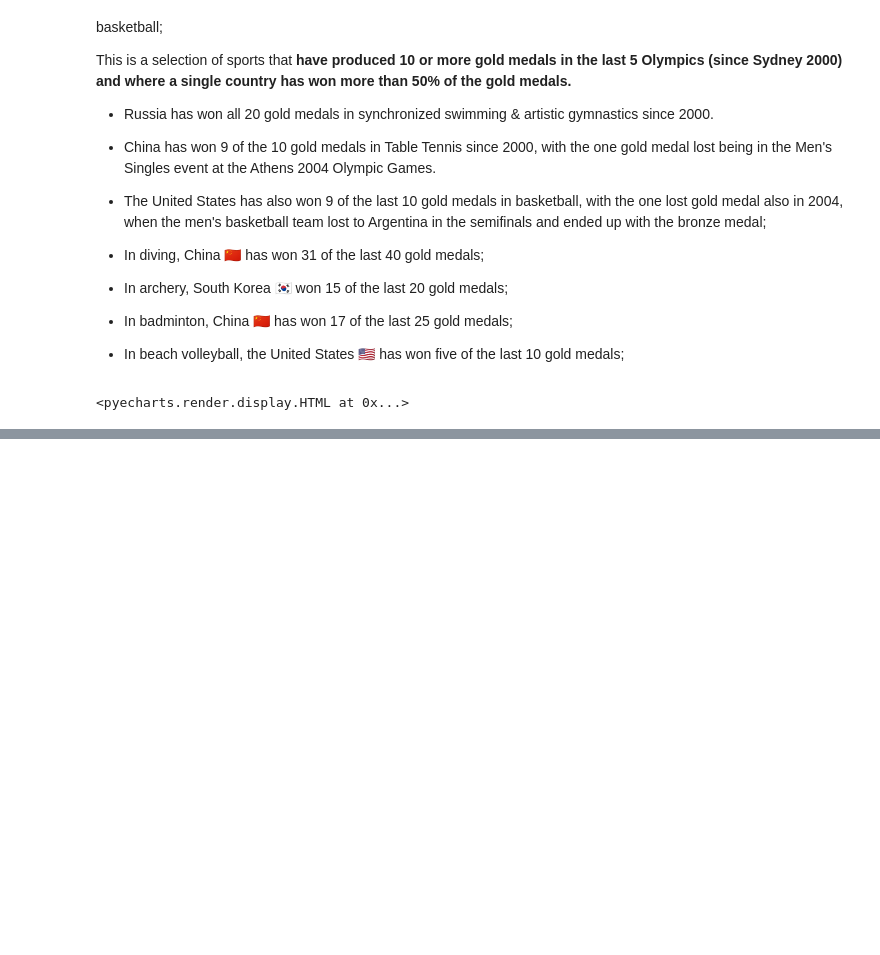
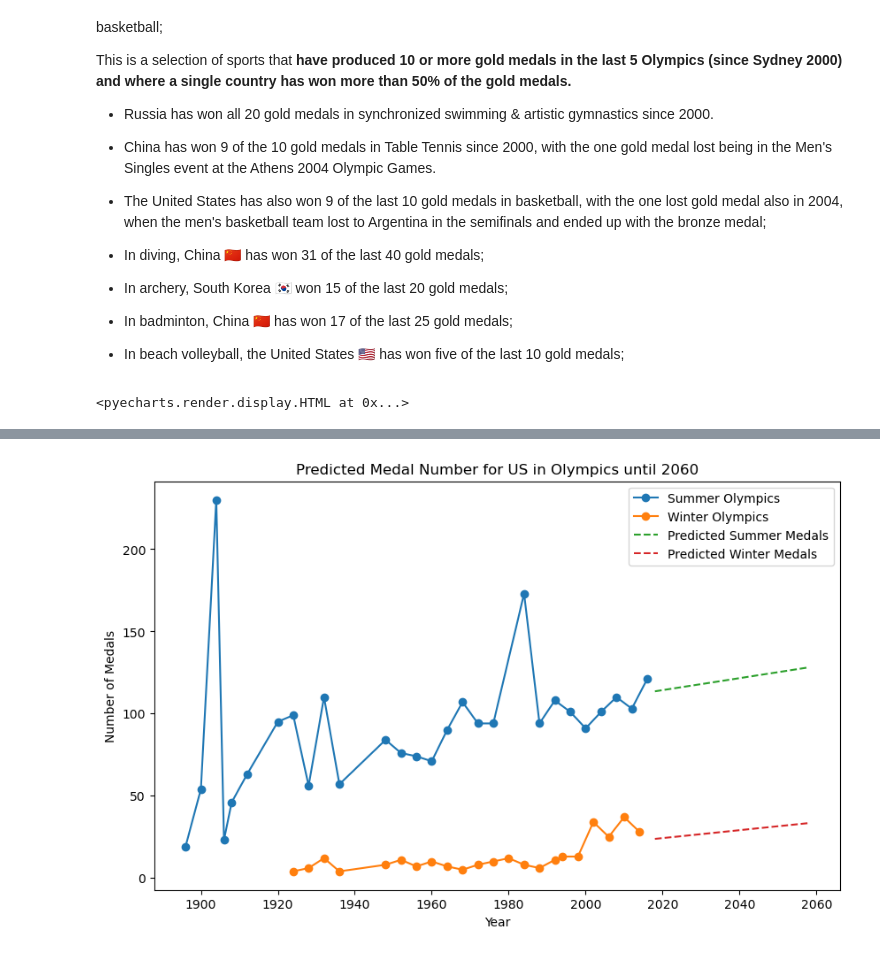
Before and after one commit to garry20010514/cmps3160, a Jupyter notebook: project_milestone2.ipynb, the cells around one changed output, grey strips where cells are left out. Saved outputs shown, nothing was run; the diff lists cells and outputs as text; code cells hidden in the pictures; blank space fills up the shorter version.

```diff
--- a/project_milestone2.ipynb
+++ b/project_milestone2.ipynb
@@ -1414,0 +1427,39 @@ pie.render_notebook()
+# %%
+import pandas as pd
+import numpy as np
+from sklearn.linear_model import LinearRegression
+import matplotlib.pyplot as plt
+
+US_data = data[data['region'] == 'USA']
+US_medals = US_data.groupby(['Year', 'Season', 'Medal'])['Event'].nunique().reset_index()
+US_medals.columns = ['Year', 'Season', 'Medal', 'Nums']
+US_medals = US_medals.sort_values(by="Year" , ascending=False)
+
+US_summer_medals = US_medals[US_medals['Season'] == 'Summer'].groupby('Year')['Nums'].sum().reset_index()
+US_winter_medals = US_medals[US_medals['Season'] == 'Winter'].groupby('Year')['Nums'].sum().reset_index()
+
+# Train models
+summer_model = LinearRegression()
+summer_model.fit(US_summer_medals['Year'].values.reshape(-1, 1), US_summer_medals['Nums'].values.reshape(-1, 1))
+
+winter_model = LinearRegression()
+winter_model.fit(US_winter_medals['Year'].values.reshape(-1, 1), US_winter_medals['Nums'].values.reshape(-1, 1))
+
+# Predict until 2060
+future_years = np.arange(2018, 2060, 4)
+predicted_summer_medals = summer_model.predict(future_years.reshape(-1, 1))
+predicted_winter_medals = winter_model.predict(future_years.reshape(-1, 1))
+
+# Plot the prediction results
+plt.figure(figsize=(10, 6))
+plt.plot(US_summer_medals['Year'], US_summer_medals['Nums'], 'o-', label='Summer Olympics')
+plt.plot(US_winter_medals['Year'], US_winter_medals['Nums'], 'o-', label='Winter Olympics')
+plt.plot(future_years, predicted_summer_medals, '--', label='Predicted Summer Medals')
+plt.plot(future_years, predicted_winter_medals, '--', label='Predicted Winter Medals')
+plt.xlabel('Year')
+plt.ylabel('Number of Medals')
+plt.title('Predicted Medal Number for US in Olympics until 2060')
+plt.legend()
+plt.show()
+# %% [output]
+[figure, added]
```
Also changed, not shown: parts of 6 cells of this notebook, 1 other file.
